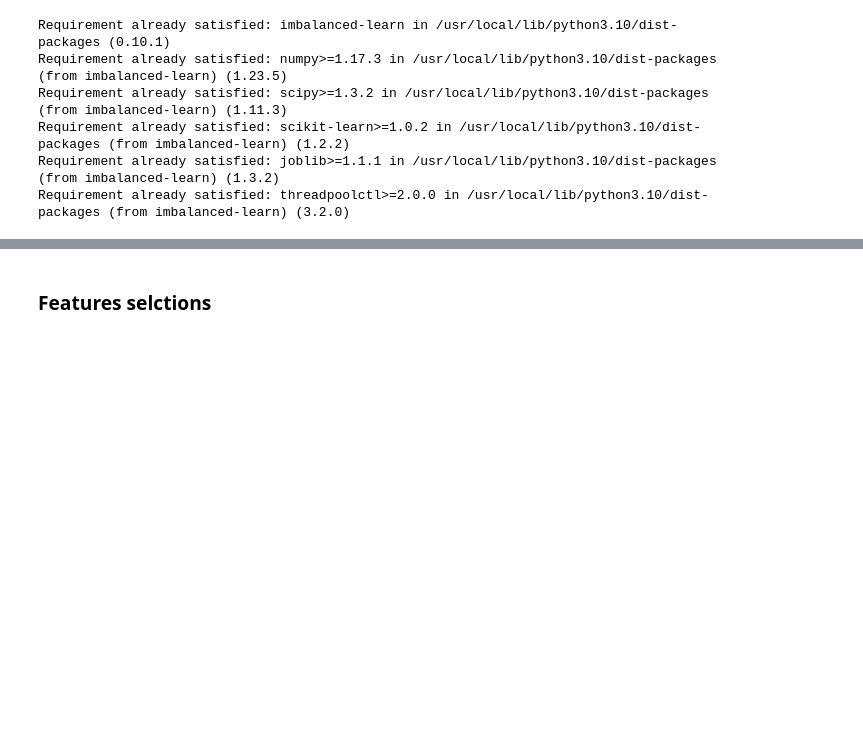
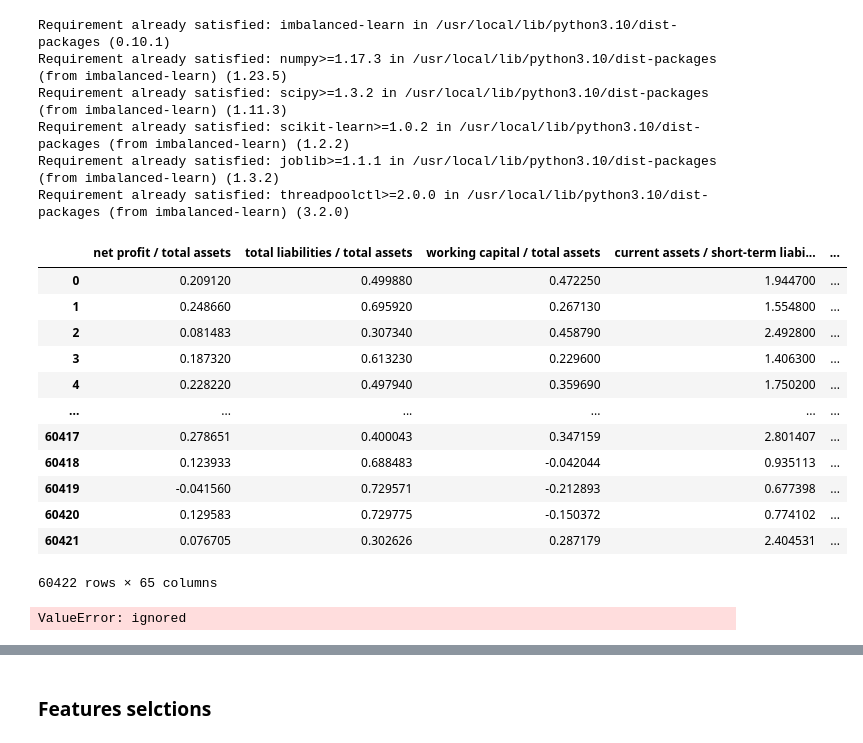
Before and after one commit to Technocolabs100/Analysis-of-Bank-Debit-Collections, a Jupyter notebook: first_project_(2)_(1)_(4).ipynb, the cells around one changed output, grey strips where cells are left out. Cells and saved outputs as stored; diff of their text form; code cells hidden in the pictures; blank space fills up the shorter version.

```diff
--- a/first_project_(2)_(1)_(4).ipynb
+++ b/first_project_(2)_(1)_(4).ipynb
@@ -789,7 +789,7 @@ def detest_remove_outliers_Percentile(data,Y):
     cleaned_data[Y]= bankruptcy_status
     return cleaned_data
 # %%
-data_remove_percentile=detest_remove_outliers_Percentile(data_impyte,'bankruptcy status')
+data_remove_percentile=detest_remove_outliers_Percentile(mean_imputed_dataframes,'bankruptcy status')
 # %%
 data_remove_percentile
 # %% [output]
@@ -867,6 +867,24 @@ def oversample_dataframes_dictionary(dataframes_dictionary, y_column_name, metho
         oversampled_df = oversampling_data(imputed_df, y_column_name, method)
         oversampled_dataframes[method_name] = oversampled_df
     return oversampled_dataframes
+# %%
+dat_oversampling=oversampling_data(data_remove_percentile, 'bankruptcy status', SMOTE)
+# %%
+dat_oversampling
+# %% [output]
+|  | net profit / total assets | total liabilities / total assets | working capital / total assets | current assets / short-term liabi... | ... |
+| 0 | 0.209120 | 0.499880 | 0.472250 | 1.944700 | ... |
+| 1 | 0.248660 | 0.695920 | 0.267130 | 1.554800 | ... |
+| 2 | 0.081483 | 0.307340 | 0.458790 | 2.492800 | ... |
+| 3 | 0.187320 | 0.613230 | 0.229600 | 1.406300 | ... |
+| 4 | 0.228220 | 0.497940 | 0.359690 | 1.750200 | ... |
+| ... | ... | ... | ... | ... | ... |
+| 60417 | 0.278651 | 0.400043 | 0.347159 | 2.801407 | ... |
+| 60418 | 0.123933 | 0.688483 | -0.042044 | 0.935113 | ... |
+| 60419 | -0.041560 | 0.729571 | -0.212893 | 0.677398 | ... |
+| 60420 | 0.129583 | 0.729775 | -0.150372 | 0.774102 | ... |
+| 60421 | 0.076705 | 0.302626 | 0.287179 | 2.404531 | ... |
+60422 rows × 65 columns
 # %%
 # Example usage:
 imputed_dataframes_dictionary = {
@@ -900,3 +918,7 @@ imputed_dataframes_dictionary = {
     'EM': em_imputed_dataframes,
     'MICE': mice_imputed_dataframes,
 }
+# %%
+data_scaler=scaler_data(dat_oversampling, 'bankruptcy status', StandardScaler)
+# %% [output]
+ValueError: ignored
```
Also changed, not shown: parts of 22 cells of this notebook.
